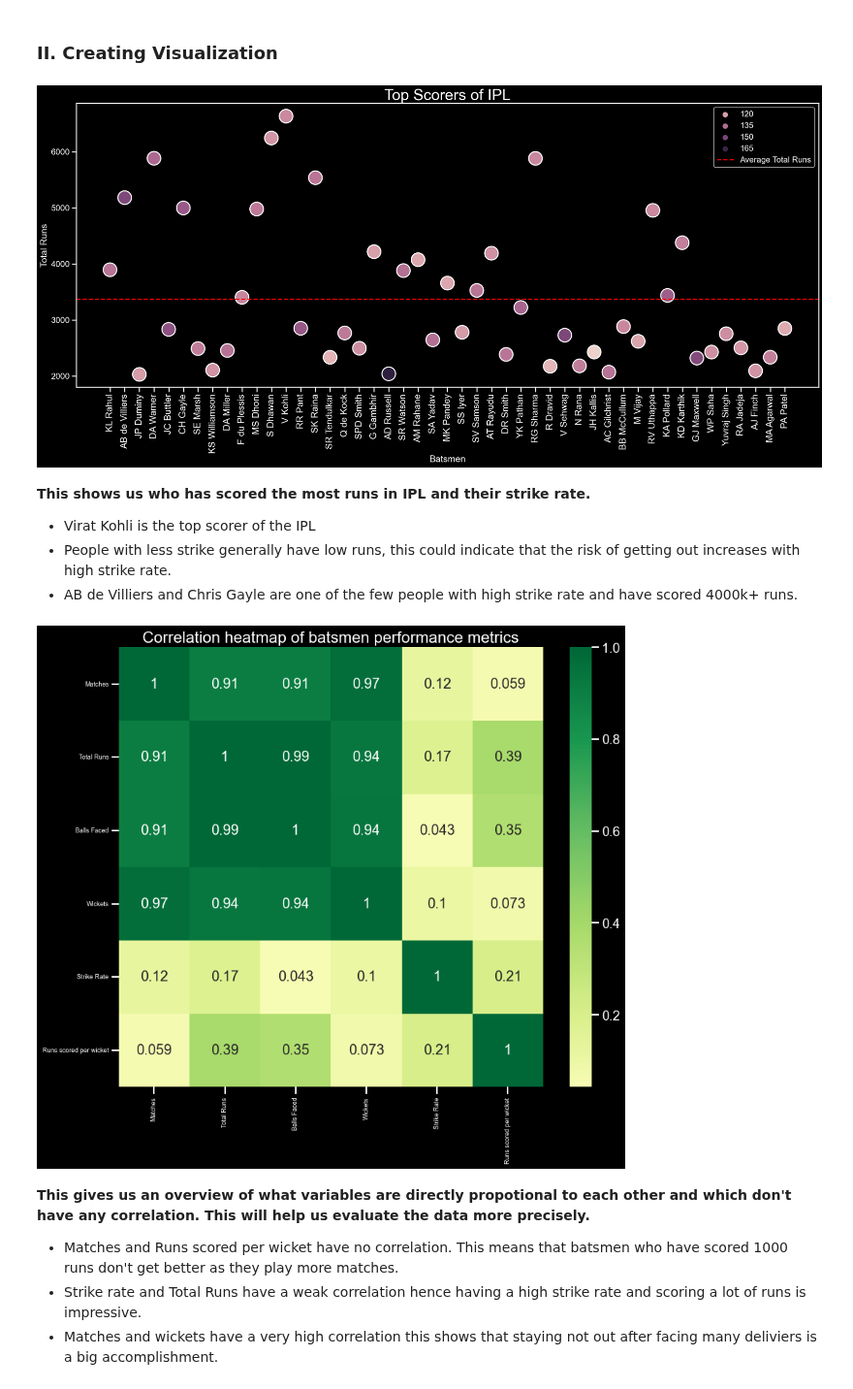
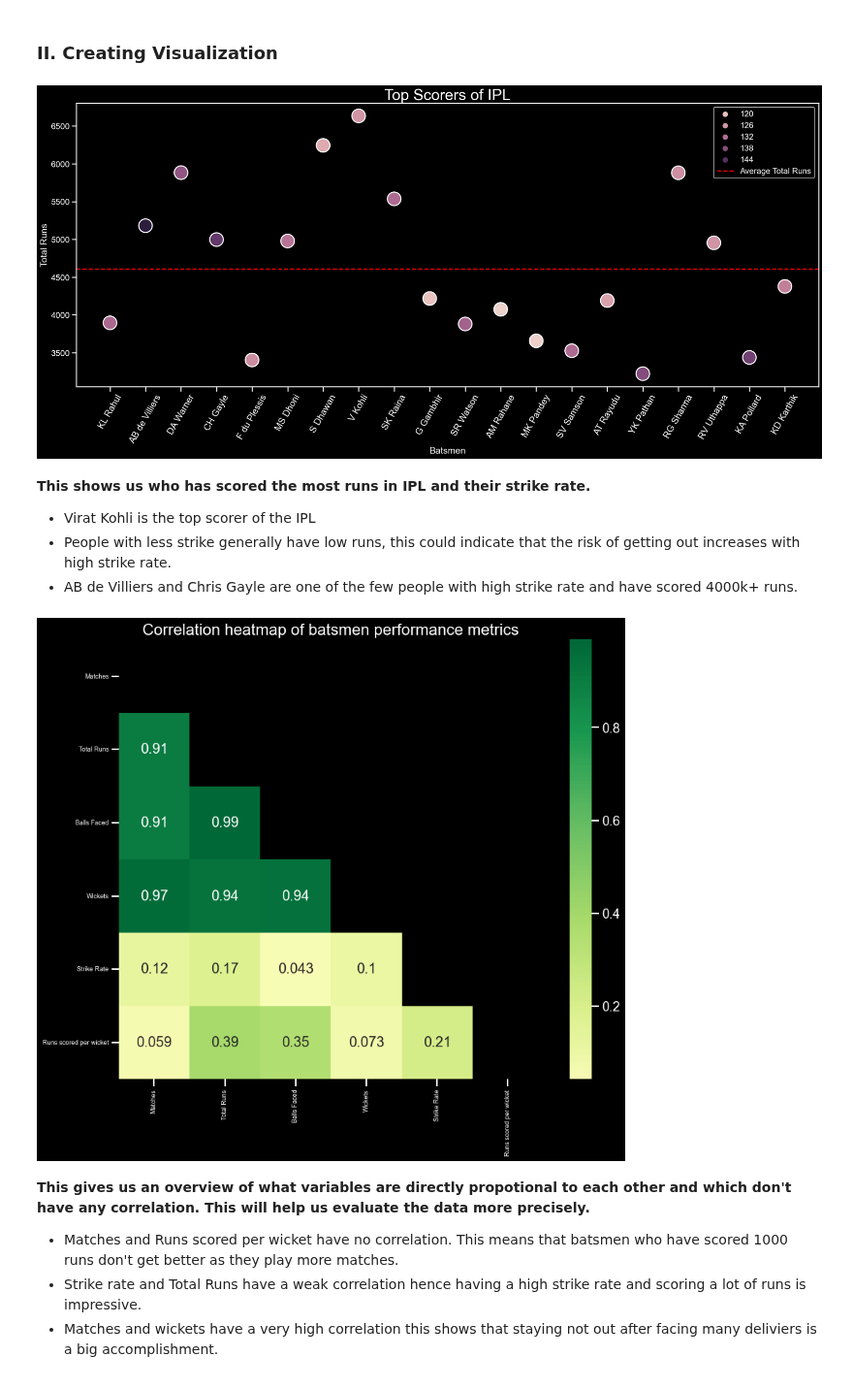
Before and after one commit to ubco-W2022T2-data301/project-group-group60, a Jupyter notebook: analysis/analysis1.ipynb, the cells around one changed output. Shown at 97% size. Drawn from its saved outputs; the diff is of its cells as text; code cells hidden in the pictures.

```diff
--- a/analysis/analysis1.ipynb
+++ b/analysis/analysis1.ipynb
@@ -50,18 +60,8 @@ matches
 # %% [markdown]
 ### **I. Creating a dataframe that contains Batsmen stats**
 # %%
-batsman_group = ball_by_ball.groupby('batter')
-
-#Assigning columns
-matches = batsman_group['ID'].nunique()
-total_runs = batsman_group['batsman_run'].sum()
-total_balls_faced = batsman_group['ballnumber'].count()
-Wickets = batsman_group['isWicketDelivery'].sum()
-batsman_stats = pd.concat([matches,total_runs, total_balls_faced,Wickets], axis=1)
-new_column_names = {'ID':'Matches','batsman_run': 'Total Runs',
-                    'ballnumber': 'Balls Faced'
-                   , 'isWicketDelivery': 'Wickets'}
-batsman_stats = batsman_stats.rename(columns=new_column_names)
+#Proccesing the new dataframe
+batsman_stats = pf1.get_batsman_stats(ball_by_ball)
 
 #Filtering out batsmen
 batsman_stats = batsman_stats[batsman_stats['Total Runs'] >= 1000]
@@ -72,7 +72,6 @@ batsman_stats['Runs scored per wicket']= batsman_stats['Total Runs'] / batsman_s
 
 #Sorting by value
 batsman_stats = batsman_stats.sort_values('Runs scored per wicket',ascending=False)
-
 batsman_stats.head(10)
 # %% [output]
 |  | Matches | Total Runs | Balls Faced | Wickets | Strike Rate | Runs scored per wicket |
@@ -93,7 +92,7 @@ batsman_stats.head(10)
 ### **II. Creating Visualization**
 # %%
 # Filtering out for top batsmen
-filtered_data = batsman_stats[batsman_stats['Total Runs'] >= 2000]
+filtered_data = batsman_stats[batsman_stats['Total Runs'] >= 3000]
 
 # Calculating average total runs
 avg_total_runs = filtered_data['Total Runs'].mean()
@@ -104,13 +103,13 @@ plt.axhline(avg_total_runs, color='red', linestyle='--', label='Average Total Ru
 plt.legend(fontsize=16)
 fig = plt.gcf()
 fig.set_size_inches(26, 10)
-plt.xticks(rotation=90, fontsize=18)
+plt.xticks(rotation=60, fontsize=18)
 plt.xlabel('Batsmen', fontsize=18)
 plt.ylabel('Total Runs', fontsize=18)
 plt.title('Top Scorers of IPL', fontsize=30)
 plt.show()
 # %% [output]
-[figure, old version]
+[figure, new version]
 # %% [markdown]
 **This shows us who has scored the most runs in IPL and their strike rate.**
 * Virat Kohli is the top scorer of the IPL
@@ -119,13 +118,15 @@ plt.show()
 # %%
 #Creating plot
 plt.figure(figsize=(12,10), dpi= 80)
-sns.heatmap(batsman_stats.corr(), xticklabels=batsman_stats.corr().columns, yticklabels=batsman_stats.corr().columns, cmap='RdYlGn', center=0, annot=True)
+mask = np.triu(np.ones_like(batsman_stats.corr(), dtype=bool))
+
+sns.heatmap(batsman_stats.corr(), xticklabels=batsman_stats.corr().columns, yticklabels=batsman_stats.corr().columns, cmap='RdYlGn', center=0, annot=True, mask = mask)
 plt.xticks(fontsize=8)
 plt.yticks(fontsize=8)
 plt.title('Correlation heatmap of batsmen performance metrics', fontsize=20)
 plt.show()
 # %% [output]
-[figure, old version]
+[figure, new version]
 # %% [markdown]
 **This gives us an overview of what variables are directly propotional to each other and which don't have any correlation. This will help us evaluate the data more precisely.**
 * Matches and Runs scored per wicket have no correlation. This means that batsmen who have scored 1000 runs don't get better as they play more matches.
```
Also changed, not shown: parts of 20 cells of this notebook, 4 other files.
